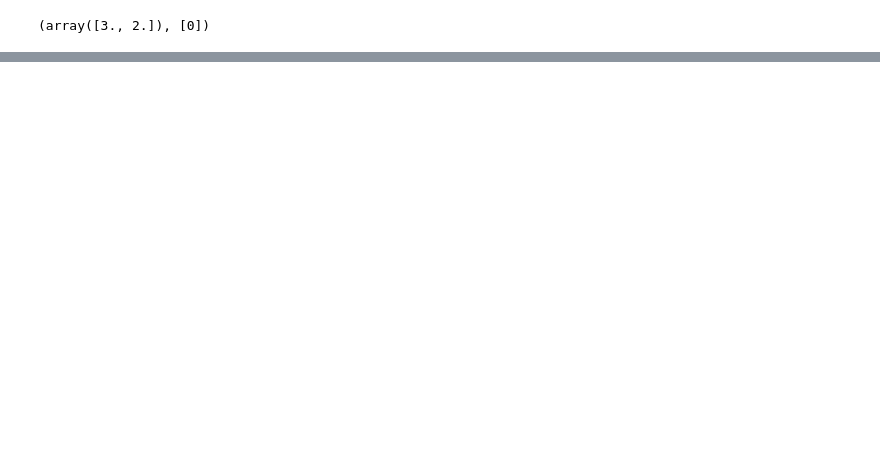
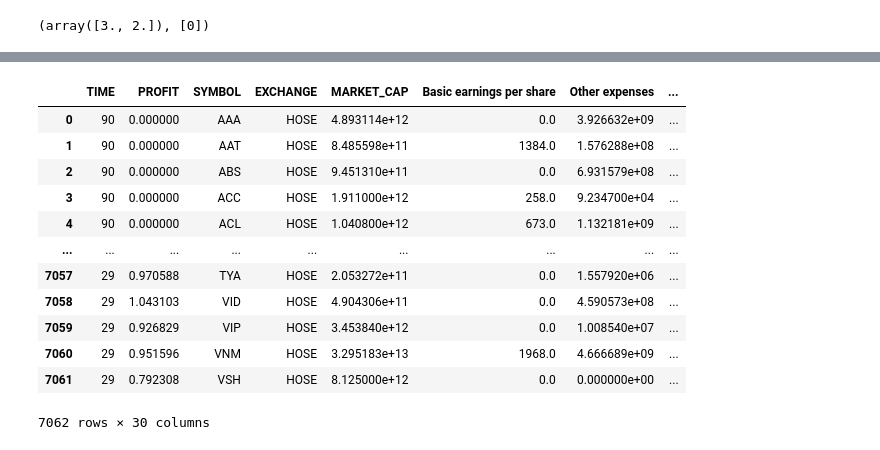
Before and after one commit to Hieublack/RL_INVEST, a Jupyter notebook: test.ipynb, the cells around one changed output, grey strips where cells are left out. Drawn from its saved outputs; the diff is of its cells as text; code cells hidden in the pictures; blank space fills up the shorter version.

```diff
--- a/test.ipynb
+++ b/test.ipynb
@@ -64,0 +99,17 @@ data_full['(+N*O*X*D)/A/A/A'] = np.nan_to_num(eval('(+N*O*X*D)/A/A/A'), nan=-mat
+# %%
+data = pd.read_csv('data_test.csv')
+data
+# %% [output]
+|  | TIME | PROFIT | SYMBOL | EXCHANGE | MARKET_CAP | Basic earnings per share | Other expenses | ... |
+| 0 | 90 | 0.000000 | AAA | HOSE | 4.893114e+12 | 0.0 | 3.926632e+09 | ... |
+| 1 | 90 | 0.000000 | AAT | HOSE | 8.485598e+11 | 1384.0 | 1.576288e+08 | ... |
+| 2 | 90 | 0.000000 | ABS | HOSE | 9.451310e+11 | 0.0 | 6.931579e+08 | ... |
+| 3 | 90 | 0.000000 | ACC | HOSE | 1.911000e+12 | 258.0 | 9.234700e+04 | ... |
+| 4 | 90 | 0.000000 | ACL | HOSE | 1.040800e+12 | 673.0 | 1.132181e+09 | ... |
+| ... | ... | ... | ... | ... | ... | ... | ... | ... |
+| 7057 | 29 | 0.970588 | TYA | HOSE | 2.053272e+11 | 0.0 | 1.557920e+06 | ... |
+| 7058 | 29 | 1.043103 | VID | HOSE | 4.904306e+11 | 0.0 | 4.590573e+08 | ... |
+| 7059 | 29 | 0.926829 | VIP | HOSE | 3.453840e+12 | 0.0 | 1.008540e+07 | ... |
+| 7060 | 29 | 0.951596 | VNM | HOSE | 3.295183e+13 | 1968.0 | 4.666689e+09 | ... |
+| 7061 | 29 | 0.792308 | VSH | HOSE | 8.125000e+12 | 0.0 | 0.000000e+00 | ... |
+7062 rows × 30 columns
```
Also changed, not shown: parts of 9 cells of this notebook, 1 other file.
